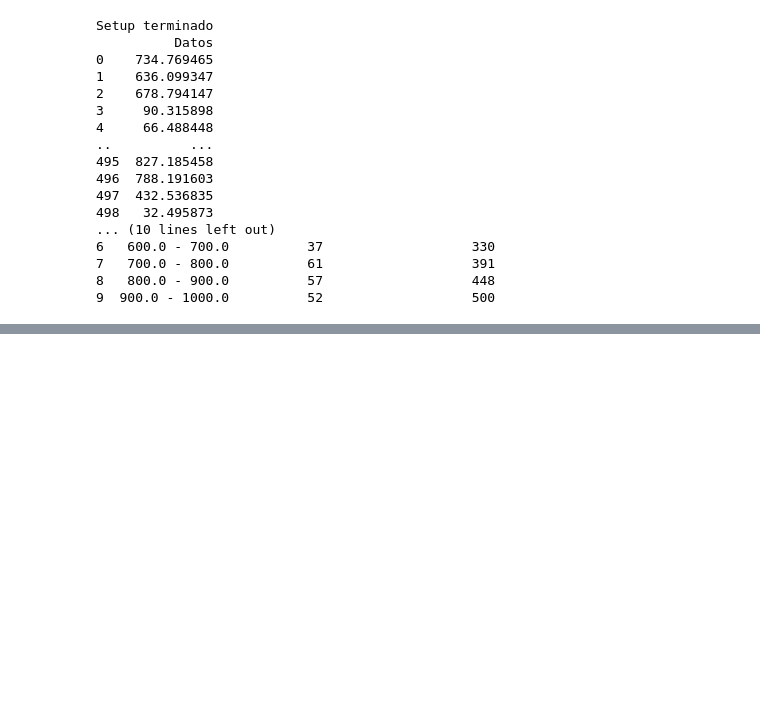
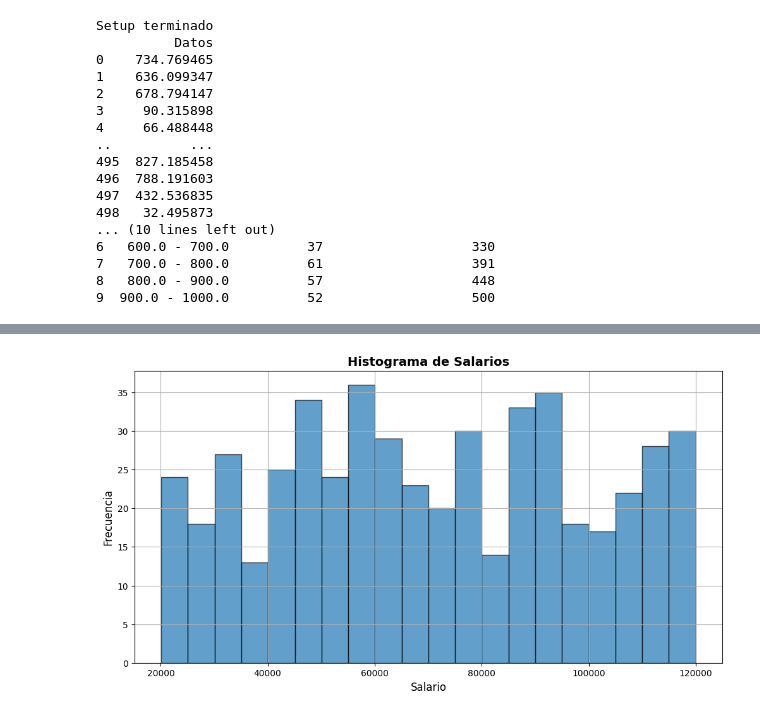
Before and after one commit to MoonAguilar/Tablas-de-frecuencias-Verano, a Jupyter notebook: Andycont.ipynb, the cells around one changed output, grey strips where cells are left out. Drawn from its saved outputs; the diff is of its cells as text; code cells hidden in the pictures; blank space fills up the shorter version.

```diff
--- a/Andycont.ipynb
+++ b/Andycont.ipynb
@@ -158,0 +47,87 @@ Tabla de Frecuencias:
+# %%
+import numpy as np
+import pandas as pd
+import matplotlib.pyplot as plt
+
+# Configuración
+np.random.seed(0)  # Para reproducibilidad
+
+# Datos de ejemplo
+paises = ['Argentina', 'Brasil', 'Chile', 'Colombia', 'México', 'Perú', 'Venezuela']
+profesiones = ['Ingeniero', 'Doctor', 'Profesor', 'Abogado', 'Arquitecto', 'Científico', 'Artista']
+
+# Generar 500 datos aleatorios
+num_datos = 500
+data = {
+    'Pais': np.random.choice(paises, num_datos),
+    'Salario': np.random.randint(20000, 120000, num_datos),  # Salarios entre 20,000 y 120,000
+    'Personas': np.random.randint(1, 100, num_datos),  # Número de personas entre 1 y 100
+    'Profesion': np.random.choice(profesiones, num_datos)
+}
+
+# Crear un DataFrame
+df = pd.DataFrame(data)
+
+# Calcular la frecuencia de cada profesión
+frecuencia_profesion = df['Profesion'].value_counts()
+
+# Crear tabla de frecuencias
+tabla_frecuencia = pd.DataFrame({
+    'Profesión': frecuencia_profesion.index,
+    'Frecuencia': frecuencia_profesion.values
+})
+
+# Frecuencia relativa
+tabla_frecuencia['Frecuencia Relativa'] = tabla_frecuencia['Frecuencia'] / num_datos
+
+# Frecuencia acumulada
+tabla_frecuencia['Frecuencia Acumulada'] = tabla_frecuencia['Frecuencia'].cumsum()
+
+# Colores para las gráficas
+colores_frecuencia = ['#77DD77', '#AEC6CF', '#FF6961', '#FFB347', '#FFB3E6', '#FF69B4', '#FFB3B3']
+colores_relativos = ['#77DD77', '#AEC6CF', '#FF6961']
+
+# Gráfica de Frecuencia Absoluta - Histograma de Salarios
+plt.figure(figsize=(12, 6))
+plt.hist(df['Salario'], bins=20, edgecolor='black', alpha=0.7)
+plt.title('Histograma de Salarios', fontsize=14, fontweight='bold')
+plt.xlabel('Salario', fontsize=12)
+plt.ylabel('Frecuencia', fontsize=12)
+plt.grid()
+plt.show()
+
+# Gráfica de Frecuencia Absoluta - Diagrama de Barras Horizontales
+plt.figure(figsize=(12, 6))
+plt.barh(tabla_frecuencia['Profesión'], tabla_frecuencia['Frecuencia'], color=colores_frecuencia[:len(tabla_frecuencia)])
+plt.title('Diagrama de Barras Horizontales de Frecuencia Absoluta', fontsize=14, fontweight='bold')
+plt.xlabel('Frecuencia', fontsize=12)
+plt.ylabel('Profesión', fontsize=12)
+plt.grid()
+plt.show()
+
+# Gráfica de Frecuencia Relativa - Polígono de Frecuencia
+plt.figure(figsize=(12, 6))
+plt.plot(tabla_frecuencia['Profesión'], tabla_frecuencia['Frecuencia Relativa'], marker='o', color='purple')
+plt.title('Polígono de Frecuencia Relativa', fontsize=14, fontweight='bold')
+plt.xlabel('Profesión', fontsize=12)
+plt.ylabel('Frecuencia Relativa', fontsize=12)
+plt.grid()
+plt.show()
+
+# Gráfica de Frecuencia Relativa - Diagrama de Pastel
+plt.figure(figsize=(8, 8))
+plt.pie(tabla_frecuencia['Frecuencia Relativa'], labels=tabla_frecuencia['Profesión'], autopct='%1.1f%%', startangle=140, colors=colores_relativos)
+plt.title('Diagrama de Pastel de Frecuencia Relativa', fontsize=14, fontweight='bold')
+plt.axis('equal')  # Para que el pastel sea circular
+plt.show()
+
+# Gráfica de Frecuencia Acumulada - Ojiva
+plt.figure(figsize=(12, 6))
+plt.plot(tabla_frecuencia['Profesión'], tabla_frecuencia['Frecuencia Acumulada'], marker='o', color='blue')
+plt.title('Ojiva de Frecuencia Acumulada', fontsize=14, fontweight='bold')
+plt.xlabel('Profesión', fontsize=12)
+plt.ylabel('Frecuencia Acumulada', fontsize=12)
+plt.grid()
+plt.show()
+# %% [output]
+[figure, added]
```
Also changed, not shown: parts of 2 cells of this notebook.
